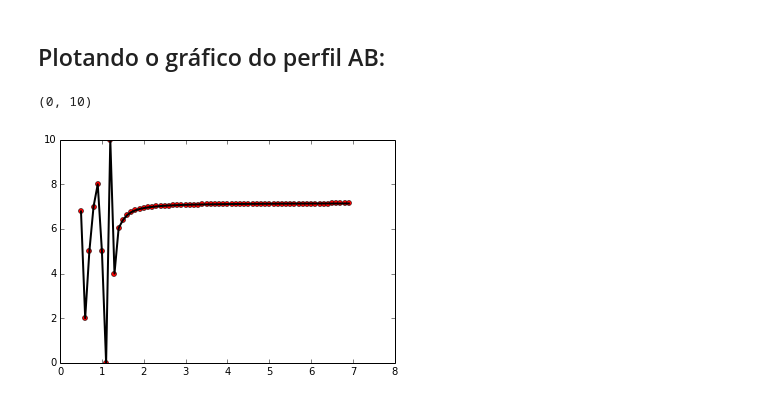
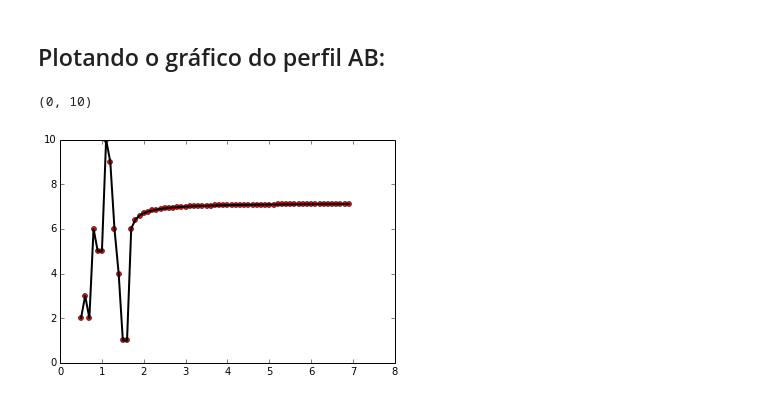
Before and after one commit to dIOGOLOC/exercicios_mestrado, a Jupyter notebook: metodos_computacionais/interpolacao_ponderada.ipynb, the cells around one changed output. Cells and saved outputs as stored; diff of their text form; code cells hidden in the pictures.

Commit message:
Ajeitando a interpolação sobre a diagonal.

```diff
--- a/metodos_computacionais/interpolacao_ponderada.ipynb
+++ b/metodos_computacionais/interpolacao_ponderada.ipynb
@@ -26,7 +49,7 @@ D = np.array([7.5,7.5])
 # %% [markdown]
 <h2>Número da Potência:</h2>
 # %%
-p=1
+p=2
 # %% [markdown]
 <h2>Plotando a malha de dados de altitude e os perfis A-B e C-D</h2>
 # %%
@@ -132,4 +135,5 @@ yab=-1.39*xab + 10
 
 #Tamanho do Perfil A-B:
 
-perfilAB=np.array([shape(xab)[0],shape(yab)[0]])
+perfilAB=np.array([xab])
+print(shape(xab))
@@ -149,13 +155,12 @@ plt.ylim(0,10)
 # %% [markdown]
 <h2>Calculando o valor estimado para altitude(z):</h2>
 # %%
-interpolAB = np.zeros(perfilAB)
+interpolAB = perfilAB.T
 for x in xrange(interpolAB.shape[0]):
     for y in xrange(interpolAB.shape[1]):
-        dist = np.sqrt((x-dados[:,0])**2+(y-dados[:,1])**2)
+        dist = np.sqrt((x-dados[:,0])**2+(y-dados[:,1]))
         if 0 in dist:
             ind = np.where(dist == 0)
             interpolAB[x,y] = dados[ind[0][0],2]
         else:
-            interpolAB[x,y] = np.sum((1/dist**p)*dados[:,2])/np.sum(1/dist**p)
-print(diagonal(interpolAB))
+            interpolAB[x,y] = np.sum(dados[:,2]/(dist**p))/np.sum(1/dist**p)
@@ -176,9 +187,9 @@ print(diagonal(interpolAB))
 # %% [markdown]
 <h2>Plotando o gráfico do perfil AB:</h2>
 # %%
-plt.plot(xab,diagonal(interpolAB),'or',xab,diagonal(interpolAB),'k',lw=2,markersize=5)
+plt.plot(xab,interpolAB,'or',xab,interpolAB,'k',lw=2,markersize=5)
 plt.xlim(0,8)
 plt.ylim(0,10)
 # %% [output]
 (0, 10)
-[figure, old version]
+[figure, new version]
```
Also changed, not shown: parts of 8 cells of this notebook.
